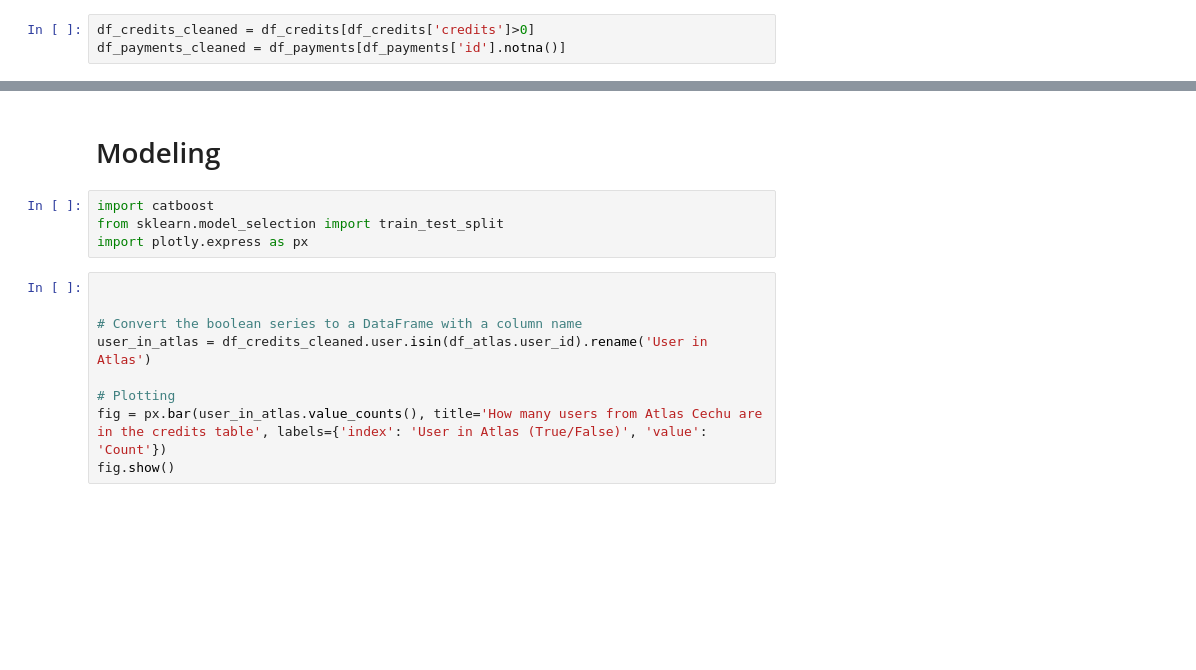
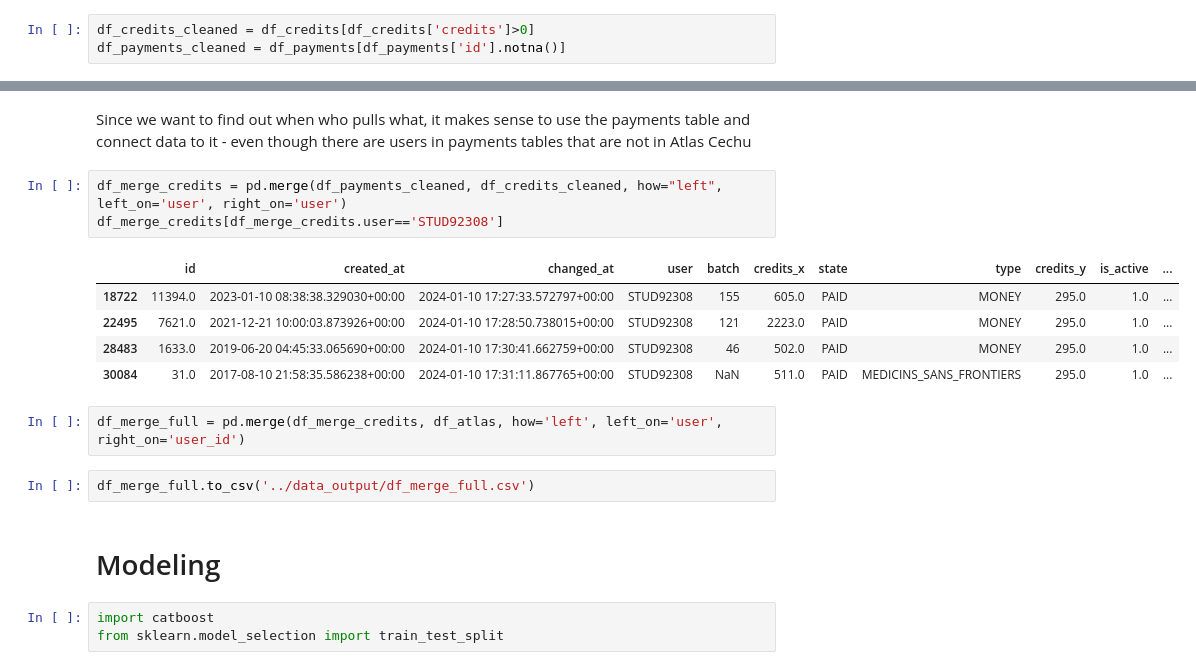
Before and after one commit to vuva00/DP-DataEight, a Jupyter notebook: sandbox/data-prep&modeling.ipynb, the cells around one changed output, grey strips where cells are left out. Cells and saved outputs as stored; diff of their text form; blank space fills up the shorter version.

Commit message:
adding new requiremnts, change filename from data-cleaning to data-prep&modeling, in data-prep&modeling add data cleaning and table merges, and add data_output folder for table output

```diff
--- a/sandbox/data-prep&modeling.ipynb
+++ b/sandbox/data-prep&modeling.ipynb
@@ -45,15 +76,20 @@ df_payments_cleaned = df_payments[df_payments['id'].notna()]
+# %% [markdown]
+Since we want to find out when who pulls what, it makes sense to use the payments table and connect data to it - even though there are users in payments tables that are not in Atlas Cechu
+# %%
+df_merge_credits = pd.merge(df_payments_cleaned, df_credits_cleaned, how="left", left_on='user', right_on='user')
+df_merge_credits[df_merge_credits.user=='STUD92308']
+# %% [output]
+|  | id | created_at | changed_at | user | batch | credits_x | state | type | credits_y | is_active | ... |
+| 18722 | 11394.0 | 2023-01-10 08:38:38.329030+00:00 | 2024-01-10 17:27:33.572797+00:00 | STUD92308 | 155 | 605.0 | PAID | MONEY | 295.0 | 1.0 | ... |
+| 22495 | 7621.0 | 2021-12-21 10:00:03.873926+00:00 | 2024-01-10 17:28:50.738015+00:00 | STUD92308 | 121 | 2223.0 | PAID | MONEY | 295.0 | 1.0 | ... |
+| 28483 | 1633.0 | 2019-06-20 04:45:33.065690+00:00 | 2024-01-10 17:30:41.662759+00:00 | STUD92308 | 46 | 502.0 | PAID | MONEY | 295.0 | 1.0 | ... |
+| 30084 | 31.0 | 2017-08-10 21:58:35.586238+00:00 | 2024-01-10 17:31:11.867765+00:00 | STUD92308 | NaN | 511.0 | PAID | MEDICINS_SANS_FRONTIERS | 295.0 | 1.0 | ... |
+# %%
+df_merge_full = pd.merge(df_merge_credits, df_atlas, how='left', left_on='user', right_on='user_id')
+# %%
+df_merge_full.to_csv('../data_output/df_merge_full.csv')
 # %% [markdown]
 # Modeling
 # %%
 import catboost
 from sklearn.model_selection import train_test_split
-import plotly.express as px
-# %%
-
-
-# Convert the boolean series to a DataFrame with a column name
-user_in_atlas = df_credits_cleaned.user.isin(df_atlas.user_id).rename('User in Atlas')
-
-# Plotting
-fig = px.bar(user_in_atlas.value_counts(), title='How many users from Atlas Cechu are in the credits table', labels={'index': 'User in Atlas (True/False)', 'value': 'Count'})
-fig.show()
```
Also changed, not shown: parts of 6 cells of this notebook, 2 other files.
